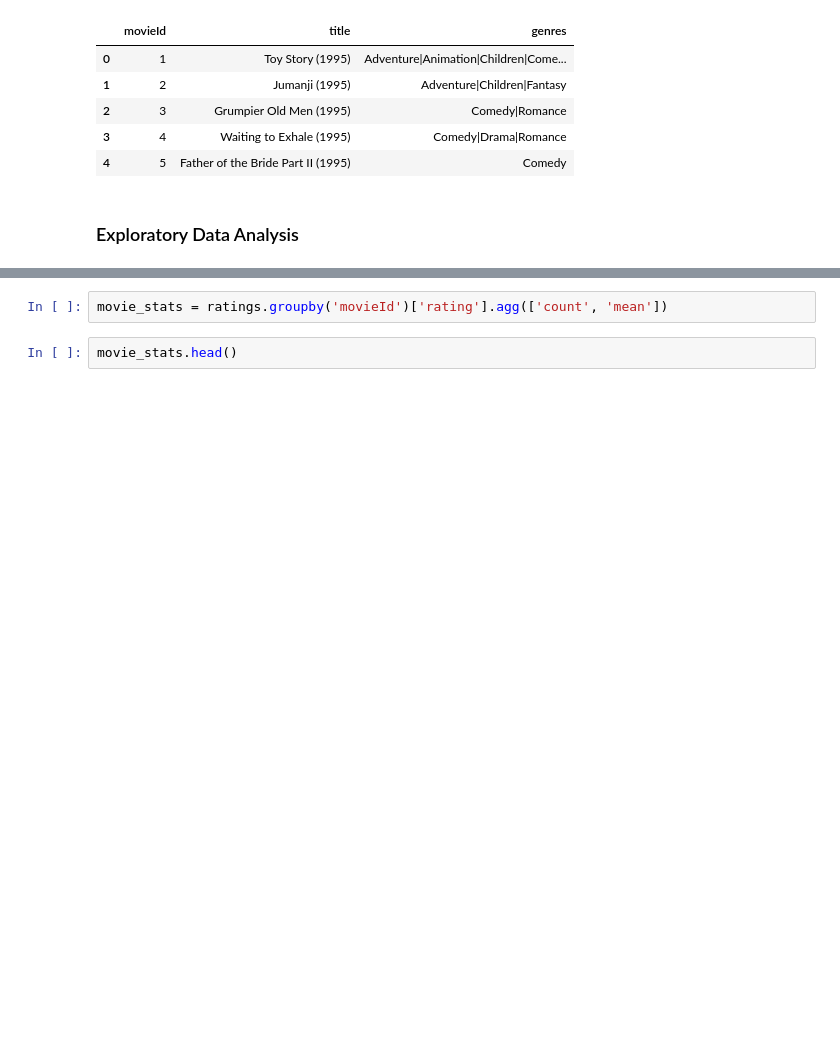
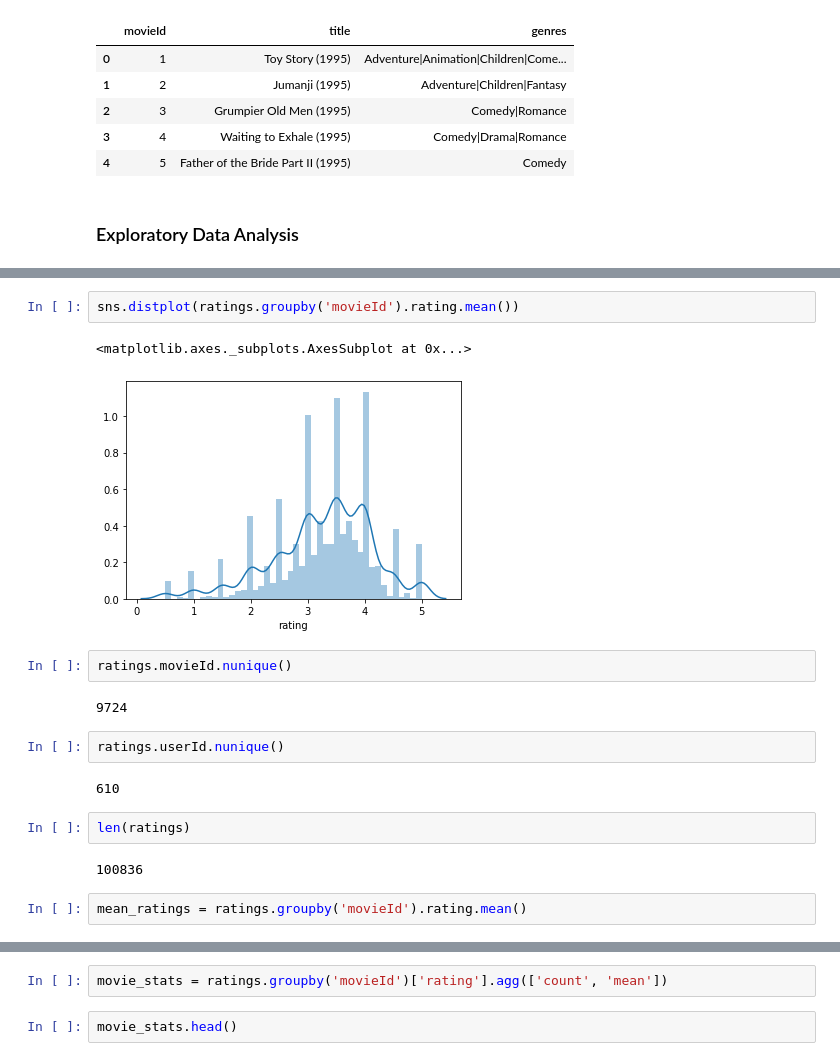
Before and after one commit to ironhack-bcn-data-pt/notebooks, a Jupyter notebook: 20.1.1.RecommenderSystems.ipynb, the cells around one changed output, grey strips where cells are left out. Drawn from its saved outputs; the diff is of its cells as text; blank space fills up the shorter version.

```diff
--- a/20.1.1.RecommenderSystems.ipynb
+++ b/20.1.1.RecommenderSystems.ipynb
@@ -71,0 +77,19 @@ movies.head()
+# %%
+sns.distplot(ratings.groupby('movieId').rating.mean())
+# %% [output]
+<matplotlib.axes._subplots.AxesSubplot at 0x...>
+[figure, added]
+# %%
+ratings.movieId.nunique()
+# %% [output]
+9724
+# %%
+ratings.userId.nunique()
+# %% [output]
+610
+# %%
+len(ratings)
+# %% [output]
+100836
+# %%
+mean_ratings = ratings.groupby('movieId').rating.mean()
```
Also changed, not shown: parts of 31 cells of this notebook.
